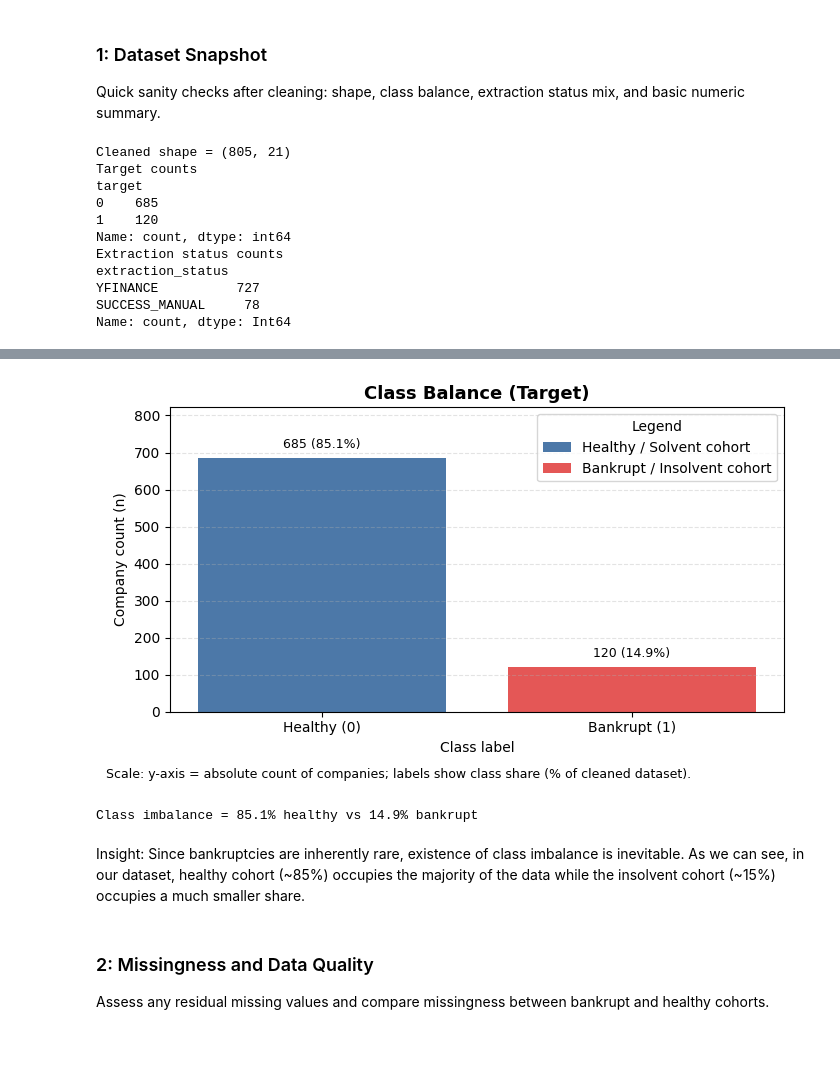
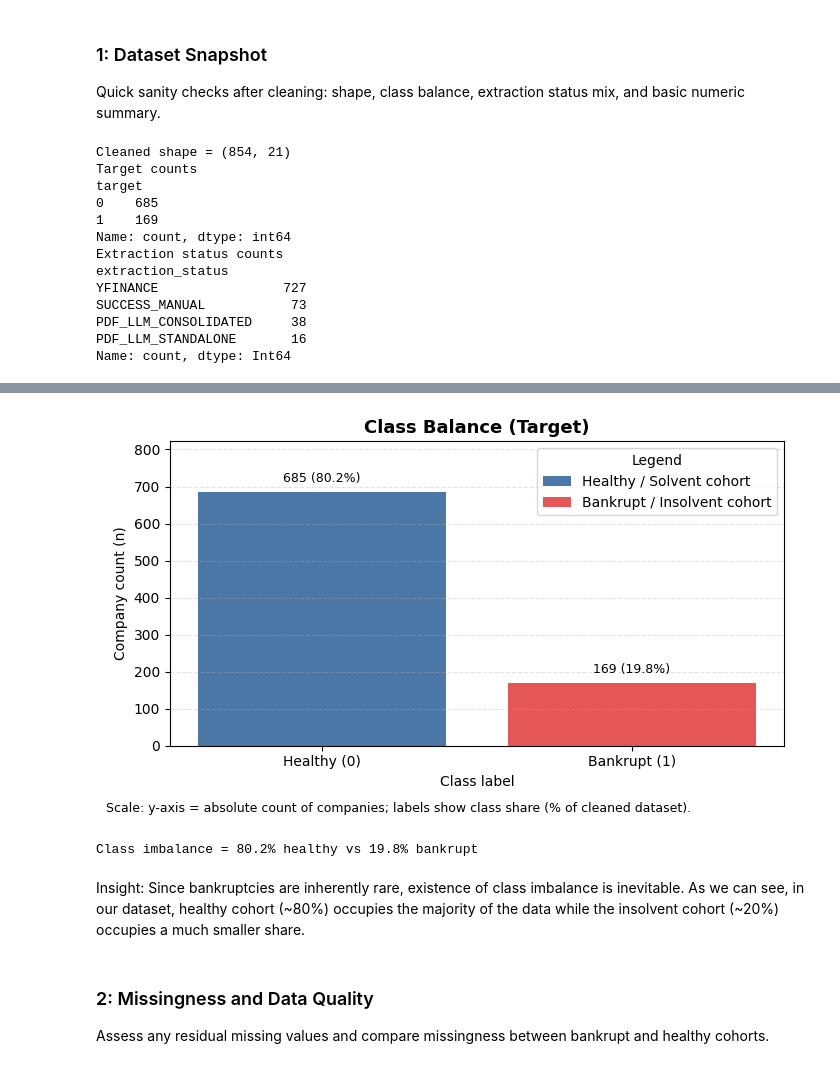
Before and after one commit to pushkqr/corporate-insolvency, a Jupyter notebook: code.ipynb, the cells around one changed output, grey strips where cells are left out. Cells and saved outputs as stored; diff of their text form; code cells hidden in the pictures.

```diff
--- a/code.ipynb
+++ b/code.ipynb
@@ -149,7 +150,7 @@ Cleaning goals:
 # Create a working copy and define financial columns
 df = df_raw.copy()
 
-financial_cols = ['market_cap', 'total_debt', 'intangible_assets', 'cash_and_equivalents',
+financial_cols = ['total_debt', 'intangible_assets', 'cash_and_equivalents',
                   'current_liabilities', 'operating_cash_flow', 'ebitda', 'interest_expense',
                   'net_income', 'total_assets']
 
@@ -298,7 +299,7 @@ if 'extraction_status' in df.columns:
 numeric_cols = [
     'market_cap', 'total_debt', 'intangible_assets', 'cash_and_equivalents',
     'current_liabilities', 'operating_cash_flow', 'ebitda', 'interest_expense',
-    'net_income', 'total_assets'
+    'net_income', 'total_assets',
 ]
 available_numeric = [c for c in numeric_cols if c in df.columns]
 
@@ -307,8 +308,10 @@ display(df[available_numeric].describe().T)
 
 label_map = {0: 'Healthy (0)', 1: 'Bankrupt (1)'}
 color_map = {0: '#4C78A8', 1: '#E45756'}
-plot_df = target_counts.rename_axis('target').reset_index(name='count')
-plot_df['label'] = plot_df['target'].map(label_map)
+target_counts_num = target_counts.copy()
+target_counts_num.index = pd.to_numeric(target_counts_num.index, errors='coerce')
+plot_df = target_counts_num.rename_axis('target').reset_index(name='count')
+plot_df['label'] = plot_df['target'].map(label_map).fillna('Unknown')
 plot_df['pct'] = (plot_df['count'] / len(df)) * 100
 
 # Plot class balance with count and share labels
@@ -316,7 +319,7 @@ fig, ax = plt.subplots(figsize=(7, 4))
 bars = ax.bar(
     plot_df['label'],
     plot_df['count'],
-    color=[color_map[t] for t in plot_df['target']],
+    color=[color_map.get(t, '#999999') for t in plot_df['target']],
 )
 
 ax.set_title('Class Balance (Target)', fontsize=13, weight='bold')
@@ -352,19 +355,21 @@ fig.text(
 plt.tight_layout()
 plt.show()
 
-bankrupt_pct = (target_counts.get(1, 0) / len(df)) * 100
-healthy_pct = (target_counts.get(0, 0) / len(df)) * 100
+bankrupt_pct = (target_counts_num.get(1, 0) / len(df)) * 100
+healthy_pct = (target_counts_num.get(0, 0) / len(df)) * 100
 print(f"Class imbalance = {healthy_pct:.1f}% healthy vs {bankrupt_pct:.1f}% bankrupt")
 # %% [output]
-Cleaned shape = (805, 21)
+Cleaned shape = (854, 21)
 Target counts
 target
 0    685
-1    120
+1    169
 Name: count, dtype: int64
 Extraction status counts
 extraction_status
-YFINANCE          727
-SUCCESS_MANUAL     78
+YFINANCE                727
+SUCCESS_MANUAL           73
+PDF_LLM_CONSOLIDATED     38
+PDF_LLM_STANDALONE       16
 Name: count, dtype: Int64
 |  | count | mean | std | min | 25% | 50% | 75% | max |
@@ -381,7 +385,7 @@ Name: count, dtype: Int64
-[figure, old version]
+[figure, new version]
-Class imbalance = 85.1% healthy vs 14.9% bankrupt
+Class imbalance = 80.2% healthy vs 19.8% bankrupt
 # %% [markdown]
-Insight: Since bankruptcies are inherently rare, existence of class imbalance is inevitable. As we can see, in our dataset, healthy cohort (~85%) occupies the majority of the data while the insolvent cohort (~15%) occupies a much smaller share.
+Insight: Since bankruptcies are inherently rare, existence of class imbalance is inevitable. As we can see, in our dataset, healthy cohort (~80%) occupies the majority of the data while the insolvent cohort (~20%) occupies a much smaller share.
 # %% [markdown]
 ### 2: Missingness and Data Quality
 Assess any residual missing values and compare missingness between bankrupt and healthy cohorts.
```
Also changed, not shown: parts of 15 cells of this notebook, 55 other files.
